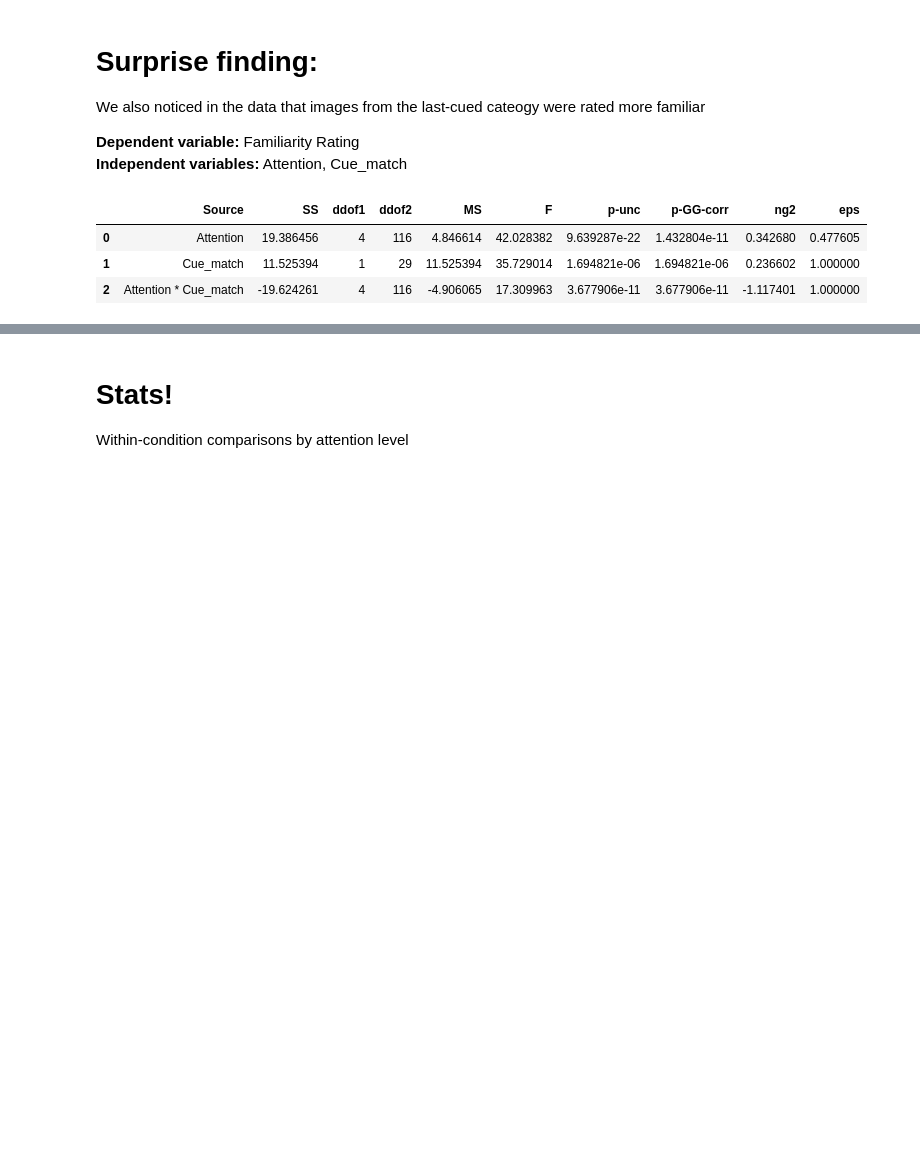
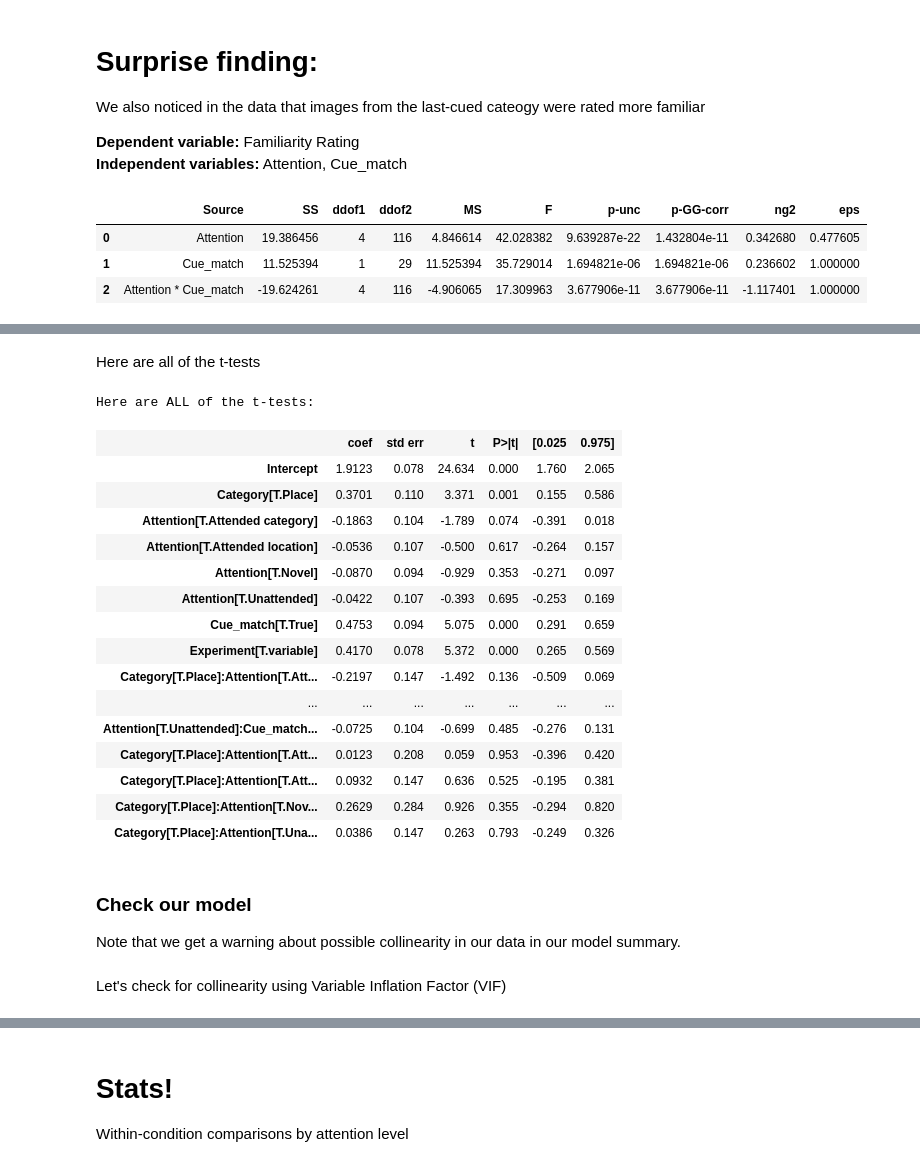
Before and after one commit to KirstensGitHub/attention-memory-task, a Jupyter notebook: code/analysis.ipynb, the cells around one changed output, grey strips where cells are left out. Cells and saved outputs as stored; diff of their text form; code cells hidden in the pictures; blank space fills up the shorter version.

Commit message:
added model selection, model results, and model checks

```diff
--- a/code/analysis.ipynb
+++ b/code/analysis.ipynb
@@ -305,0 +324,6 @@ Since we discovered this effect with the cues, we did a second experiment to see
+# %%
+# prep data
+
+# select data from both expeirments
+sustained['Experiment']='sustained'; variable['Experiment']='variable'
+df = pd.concat([sustained,variable])
@@ -305,0 +434,25 @@ Since we discovered this effect with the cues, we did a second experiment to see
+# %%
+print();print('Here are the SIGNIFICANT t-tests: ')
+
+# Assuming you have already run your t-tests and obtained the summary
+summary = best_model.summary()
+
+# Extract the table containing t-test results
+t_test_table = summary.tables[1]
+
+# Convert the table to a DataFrame
+t_test_df = pd.DataFrame(t_test_table.data)
+
+# Assign the first row as the column headers
+t_test_df.columns = t_test_df.iloc[0]
+
+# Drop the first row since it's now the column headers
+t_test_df = t_test_df.drop(0)
+
+# Convert the p-value column to numeric for filtering
+t_test_df['P>|t|'] = pd.to_numeric(t_test_df['P>|t|'])
+
+# Filter for significant t-tests (for example, p-value < 0.05)
+significant_t_tests = t_test_df[t_test_df['P>|t|'] < 0.05]
+
+print(significant_t_tests)
@@ -305,0 +480,29 @@ Since we discovered this effect with the cues, we did a second experiment to see
+# %% [markdown]
+Here are all of the t-tests
+# %%
+print(); print('Here are ALL of the t-tests:')
+t_test_table
+# %% [output]
+Here are ALL of the t-tests:
+|  | coef | std err | t | P>|t| | [0.025 | 0.975] |
+| Intercept | 1.9123 | 0.078 | 24.634 | 0.000 | 1.760 | 2.065 |
+| Category[T.Place] | 0.3701 | 0.110 | 3.371 | 0.001 | 0.155 | 0.586 |
+| Attention[T.Attended category] | -0.1863 | 0.104 | -1.789 | 0.074 | -0.391 | 0.018 |
+| Attention[T.Attended location] | -0.0536 | 0.107 | -0.500 | 0.617 | -0.264 | 0.157 |
+| Attention[T.Novel] | -0.0870 | 0.094 | -0.929 | 0.353 | -0.271 | 0.097 |
+| Attention[T.Unattended] | -0.0422 | 0.107 | -0.393 | 0.695 | -0.253 | 0.169 |
+| Cue_match[T.True] | 0.4753 | 0.094 | 5.075 | 0.000 | 0.291 | 0.659 |
+| Experiment[T.variable] | 0.4170 | 0.078 | 5.372 | 0.000 | 0.265 | 0.569 |
+| Category[T.Place]:Attention[T.Att... | -0.2197 | 0.147 | -1.492 | 0.136 | -0.509 | 0.069 |
+| ... | ... | ... | ... | ... | ... | ... |
+| Attention[T.Unattended]:Cue_match... | -0.0725 | 0.104 | -0.699 | 0.485 | -0.276 | 0.131 |
+| Category[T.Place]:Attention[T.Att... | 0.0123 | 0.208 | 0.059 | 0.953 | -0.396 | 0.420 |
+| Category[T.Place]:Attention[T.Att... | 0.0932 | 0.147 | 0.636 | 0.525 | -0.195 | 0.381 |
+| Category[T.Place]:Attention[T.Nov... | 0.2629 | 0.284 | 0.926 | 0.355 | -0.294 | 0.820 |
+| Category[T.Place]:Attention[T.Una... | 0.0386 | 0.147 | 0.263 | 0.793 | -0.249 | 0.326 |
+# %% [markdown]
+### Check our model
+
+Note that we get a warning about possible collinearity in our data in our model summary.
+# %% [markdown]
+Let's check for collinearity using Variable Inflation Factor (VIF)
```
Also changed, not shown: parts of 18 cells of this notebook.
